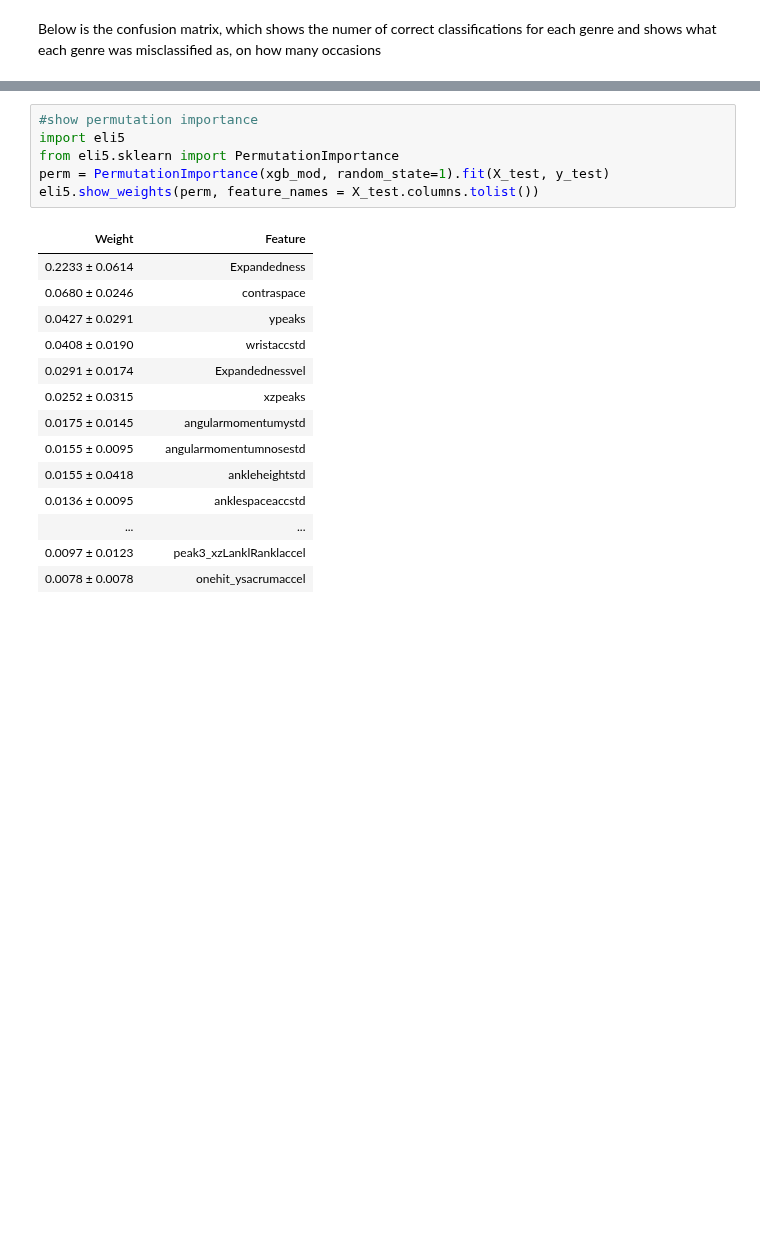
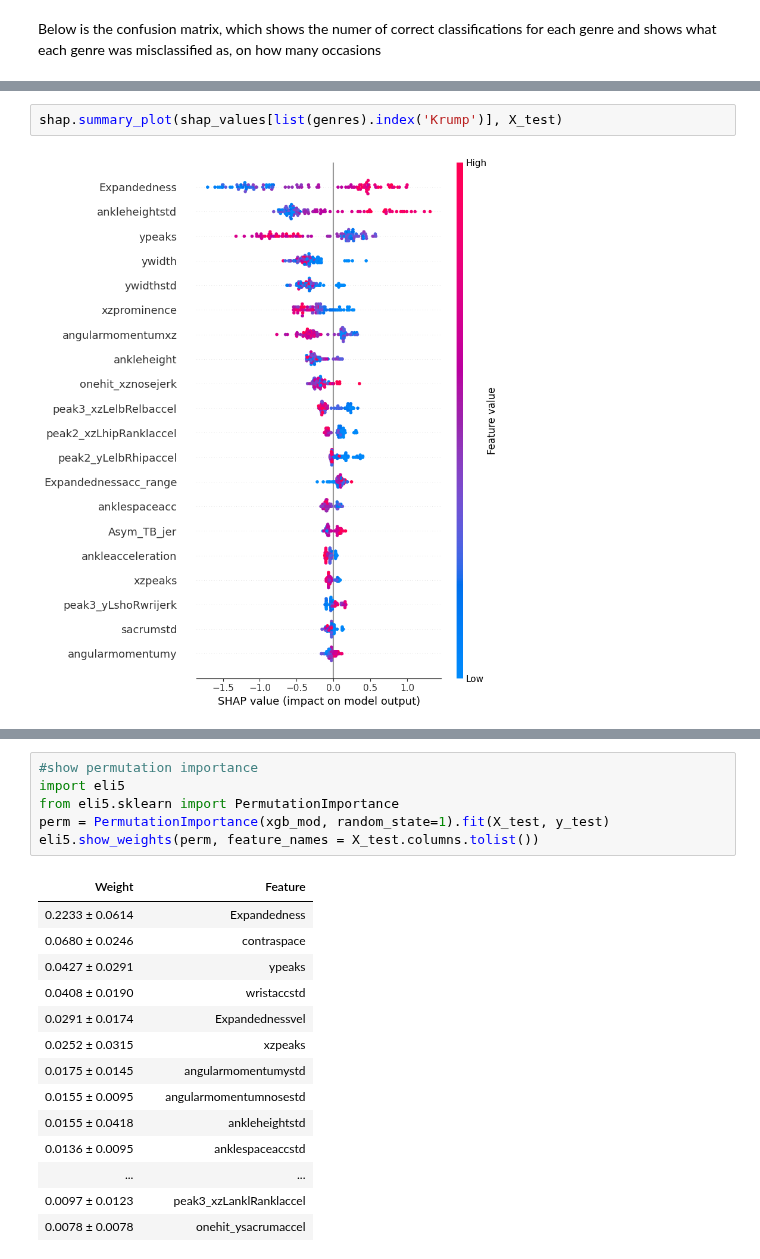
Before and after one commit to tBenBaker/MovementClassifier, a Jupyter notebook: DanceProj1/notebooks/03_inspectiondraft.ipynb, the cells around one changed output, grey strips where cells are left out. Cells and saved outputs as stored; diff of their text form; blank space fills up the shorter version.

```diff
--- a/DanceProj1/notebooks/03_inspectiondraft.ipynb
+++ b/DanceProj1/notebooks/03_inspectiondraft.ipynb
@@ -89,0 +91,4 @@ No data for colormapping provided via 'c'. Parameters 'vmin', 'vmax' will be ign
+# %%
+shap.summary_plot(shap_values[list(genres).index('Krump')], X_test)
+# %% [output]
+[figure, added]
```
Also changed, not shown: parts of 10 cells of this notebook, 27 other files.
